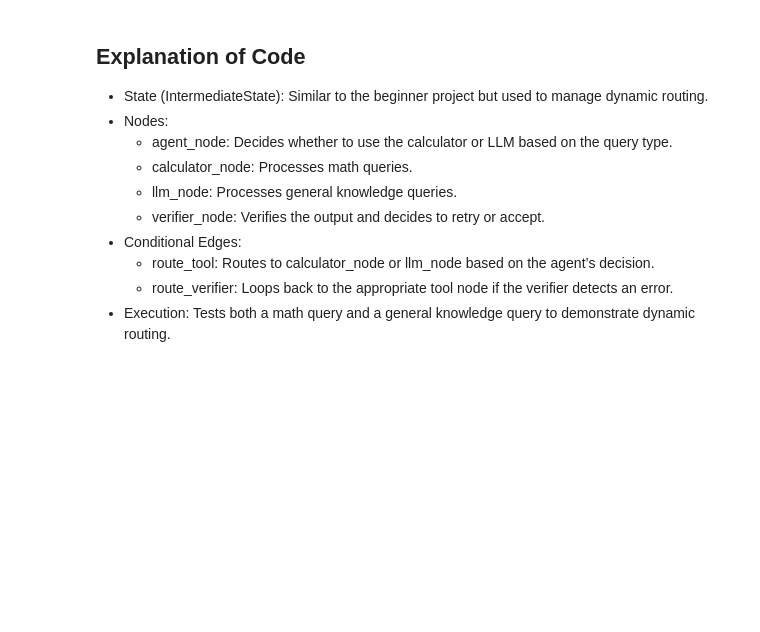
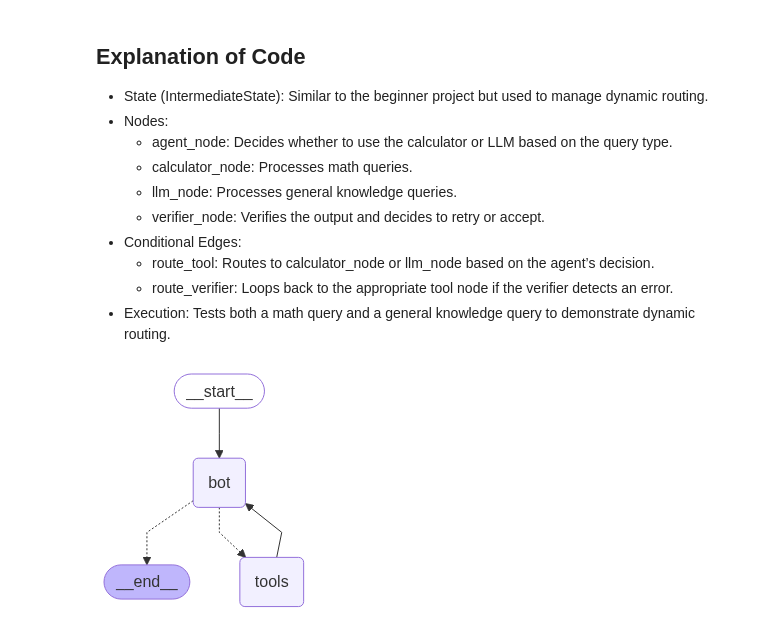
Before and after one commit to Bluedata-Consulting/GAAPB02-training, a Jupyter notebook: Concept_Langgraph_AI_Agents.ipynb, the cells around one changed output. Cells and saved outputs as stored; diff of their text form; code cells hidden in the pictures; blank space fills up the shorter version.

```diff
--- a/Concept_Langgraph_AI_Agents.ipynb
+++ b/Concept_Langgraph_AI_Agents.ipynb
@@ -606,0 +648,44 @@ Final Answer: The Nobel Peace Prize in 2020 was awarded to the World Food Progra
+# %%
+import json
+from langchain_core.messages import ToolMessage
+
+class ToolNode:
+    def __init__(self,tools:list):
+        self.tools_by_name = {tool.name:tool for tool in tools}
+
+    def __call__(self,inputs:dict):
+        if messages:=inputs.get("messages",[]):
+            message = messages[-1]
+        else:
+            raise ValueError("no message found")
+
+        outputs = []
+        for tool in message.tool_calls:
+            tool_op = self.tools_by_name[tool['name']].invoke(tool['args'])
+            outputs.append(ToolMessage(content = json.dumps(tool_op),name=tool['name'],
+                                       tool_call_id=tool['id']))
+        return {"messages":outputs}
+
+
+tool_node = ToolNode(tools=tools)
+# %%
+def route_tools(state:agentState):
+    message = state['messages'][-1]
+    if hasattr(message,"tool_calls") and len(message.tool_calls)>0:
+        return "tools"
+    return END
+# %%
+builder = StateGraph(agentState)
+
+# add nodes
+builder.add_node("bot",chat)
+builder.add_node("tools",tool_node)
+
+# add edges
+builder.add_edge(START,"bot")
+builder.add_conditional_edges("bot",route_tools,{"tools":"tools",END:END})
+builder.add_edge("tools","bot")
+agent = builder.compile()
+agent
+# %% [output]
+[figure, added]
```
Also changed, not shown: parts of 21 cells of this notebook.
